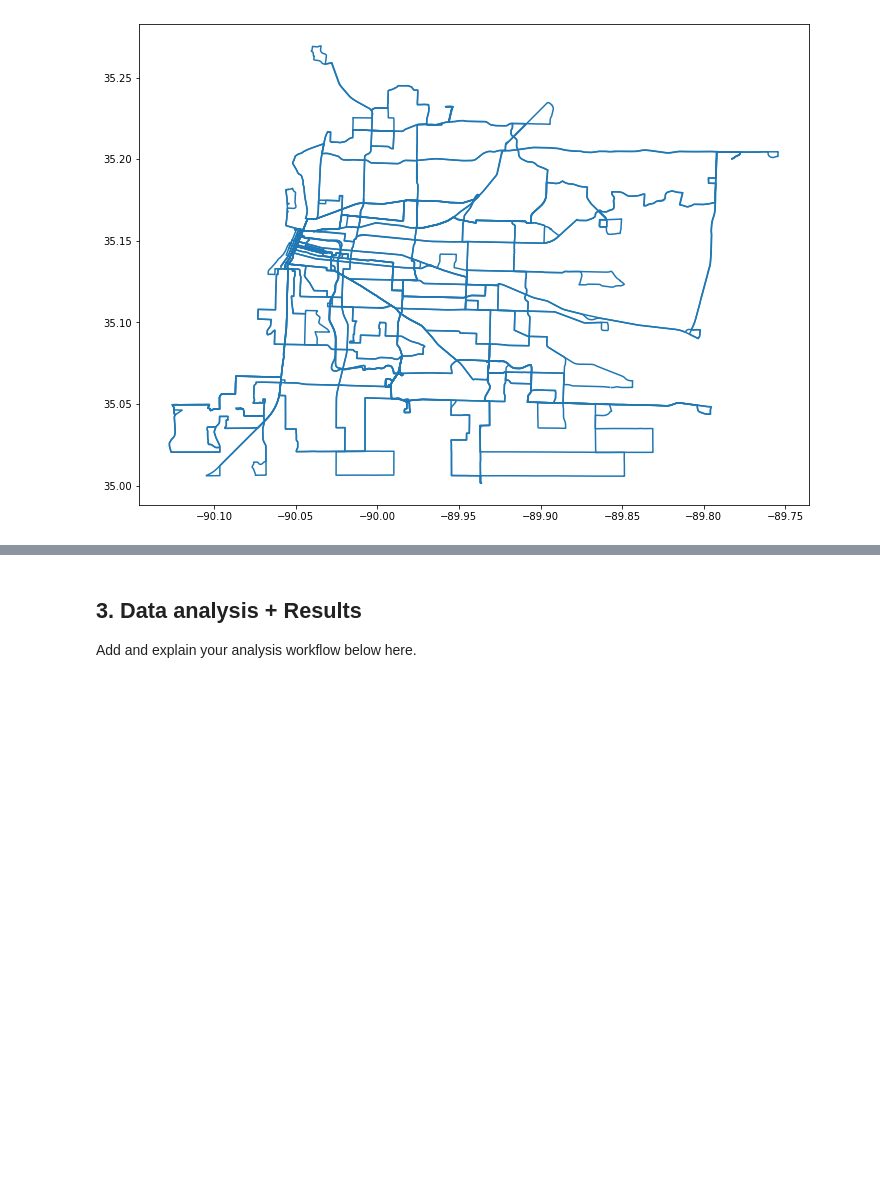
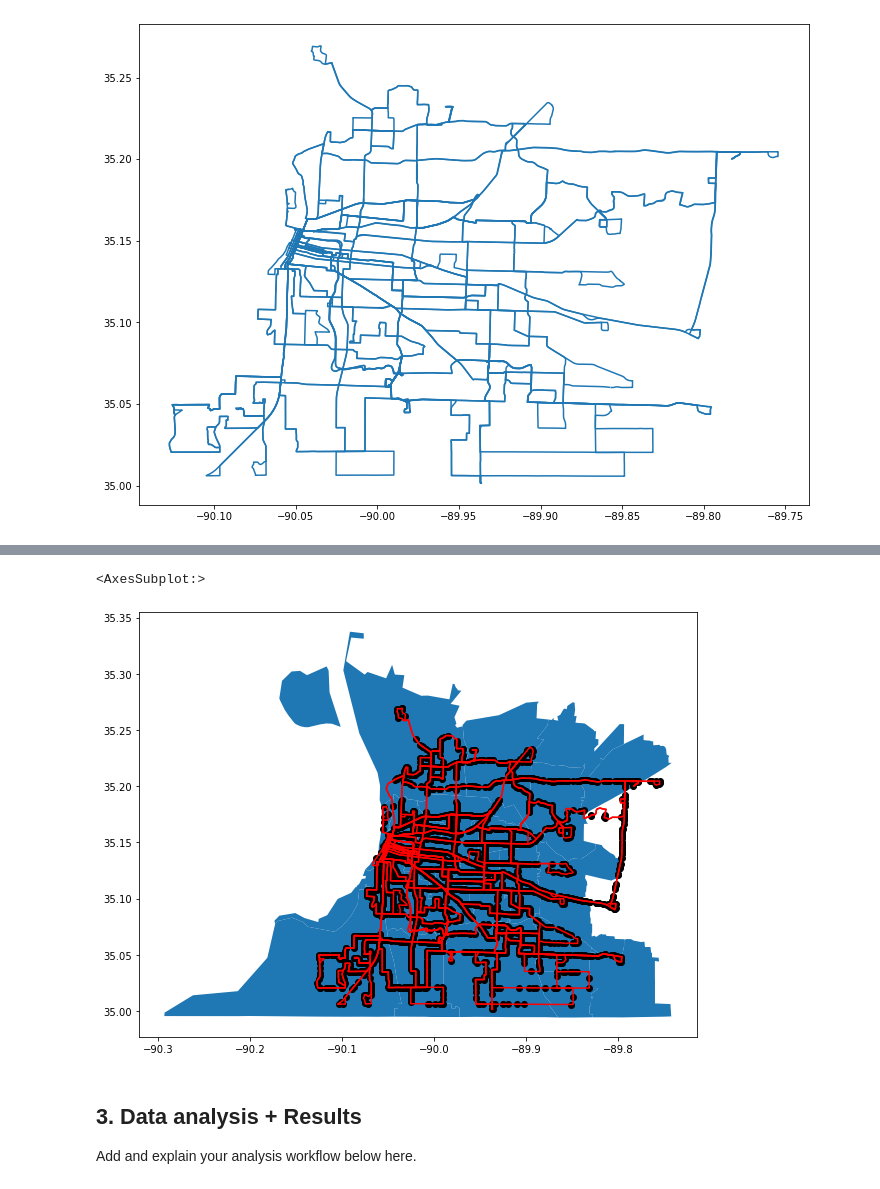
Before and after one commit to Sustainability-GIS-2021/final-assignment-redalisa, a Jupyter notebook: final_assignment.ipynb, the cells around one changed output, grey strips where cells are left out. Cells and saved outputs as stored; diff of their text form; code cells hidden in the pictures; blank space fills up the shorter version.

Commit message:
zip code data

```diff
--- a/final_assignment.ipynb
+++ b/final_assignment.ipynb
@@ -179,0 +202,4 @@ routes.plot(figsize=(12,12))
+# %%
+# Read in the spatial data for Memphis
+spatial_zipcodes = gpd.read_file("mem_zipcodes_sptl.shp")
+spatial_zipcodes
@@ -179,0 +224,3 @@ routes.plot(figsize=(12,12))
+# %%
+spatial_zipcodes['ZIP'] = spatial_zipcodes['ZIP'].astype('int64')
+spatial_zipcodes
@@ -179,0 +245,4 @@ routes.plot(figsize=(12,12))
+# %%
+mem_postal = mem_postal.rename(columns={"Zip Code": "ZIP"})
+merged = pd.merge(mem_postal, spatial_zipcodes, on = "ZIP")
+merged
@@ -179,0 +267,4 @@ routes.plot(figsize=(12,12))
+# %%
+# Creating a Geographic data frame
+mem_zip = gpd.GeoDataFrame(merged, crs = {'init': 'epsg:4326'}, geometry=merged['geometry'])
+mem_zip
@@ -180,3 +289,10 @@ routes.plot(figsize=(12,12))
+# %%
+ax = mem_zip.plot(figsize = (10,10))
+routes.plot(ax = ax, color = 'red')
+stops.plot(ax = ax, color = 'k')
+# %% [output]
+<AxesSubplot:>
+[figure, added]
 # %% [markdown]
 ## 3. Data analysis + Results
 
```
Also changed, not shown: parts of 6 cells of this notebook, 17 other files.
